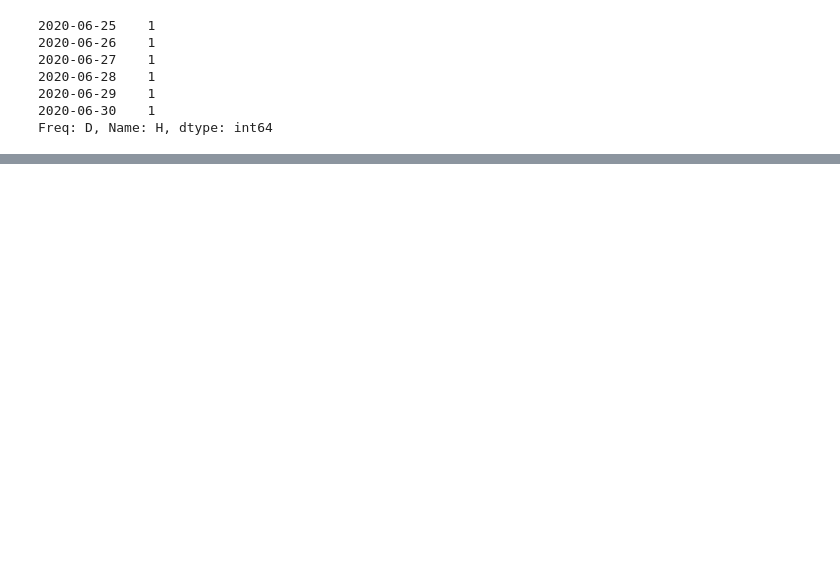
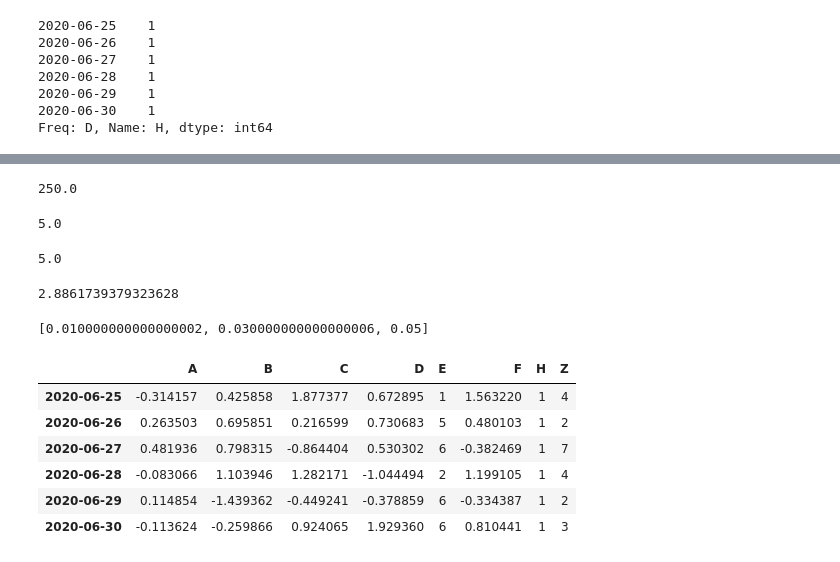
Before and after one commit to WoojinJeonkr/himedia-learning, a Jupyter notebook: data03/dataframe_test1.ipynb, the cells around one changed output, grey strips where cells are left out. Drawn from its saved outputs; the diff is of its cells as text; code cells hidden in the pictures; blank space fills up the shorter version.

```diff
--- a/data03/dataframe_test1.ipynb
+++ b/data03/dataframe_test1.ipynb
@@ -193,0 +305,30 @@ df3
+# %%
+np.sum(a_list) # 합
+# %% [output]
+250.0
+# %%
+np.mean(a_list) # 평균
+# %% [output]
+5.0
+# %%
+np.median(a_list) # 중간값
+# %% [output]
+5.0
+# %%
+np.std(a_list) # 표준편차
+# %% [output]
+2.8861739379323628
+# %%
+[ x * 0.1 for x in a_list][:3]
+# %% [output]
+[0.010000000000000002, 0.030000000000000006, 0.05]
+# %%
+df3
+# %% [output]
+|  | A | B | C | D | E | F | H | Z |
+| 2020-06-25 | -0.314157 | 0.425858 | 1.877377 | 0.672895 | 1 | 1.563220 | 1 | 4 |
+| 2020-06-26 | 0.263503 | 0.695851 | 0.216599 | 0.730683 | 5 | 0.480103 | 1 | 2 |
+| 2020-06-27 | 0.481936 | 0.798315 | -0.864404 | 0.530302 | 6 | -0.382469 | 1 | 7 |
+| 2020-06-28 | -0.083066 | 1.103946 | 1.282171 | -1.044494 | 2 | 1.199105 | 1 | 4 |
+| 2020-06-29 | 0.114854 | -1.439362 | -0.449241 | -0.378859 | 6 | -0.334387 | 1 | 2 |
+| 2020-06-30 | -0.113624 | -0.259866 | 0.924065 | 1.929360 | 6 | 0.810441 | 1 | 3 |
```
Also changed, not shown: parts of 30 cells of this notebook.
